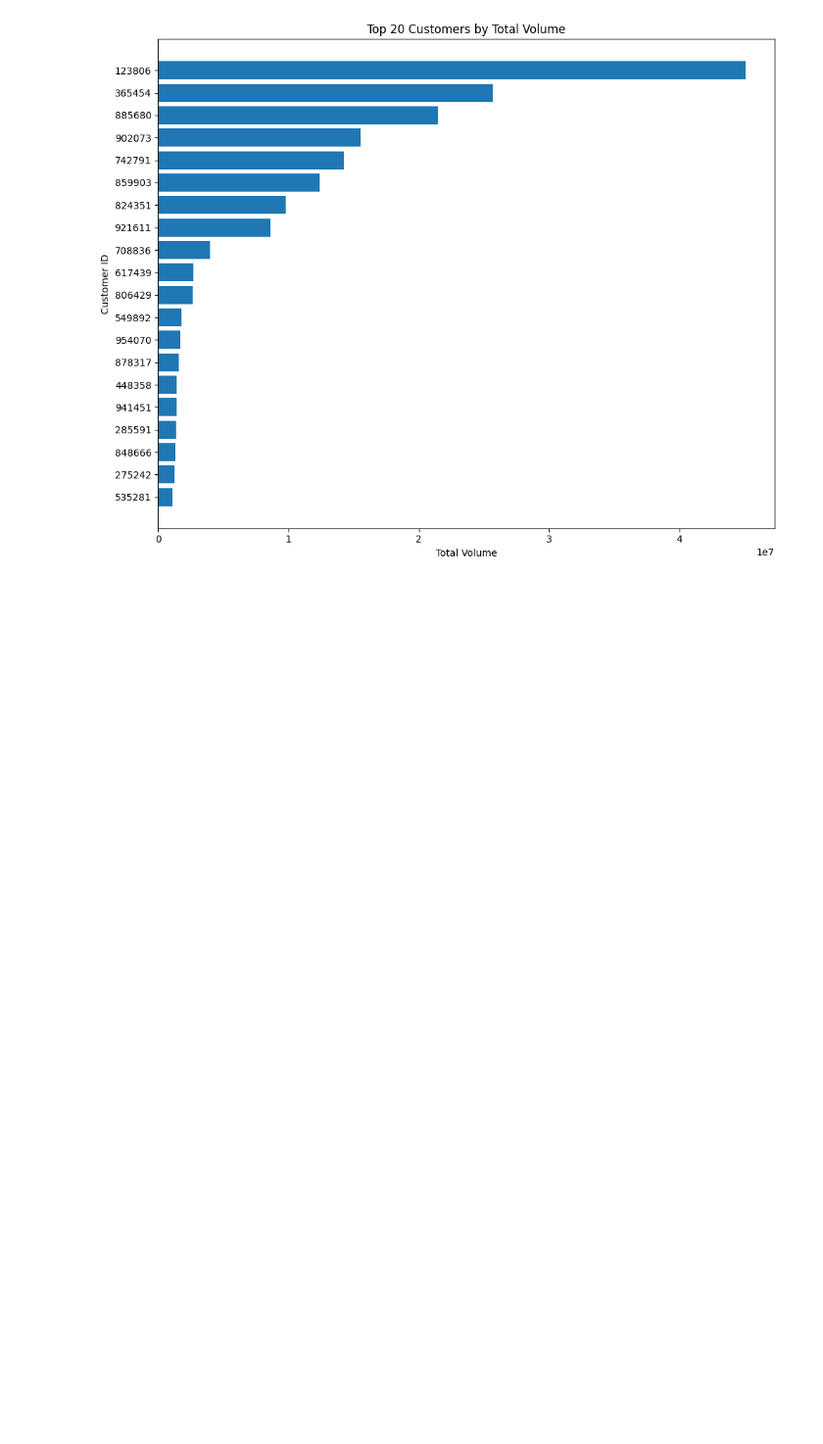
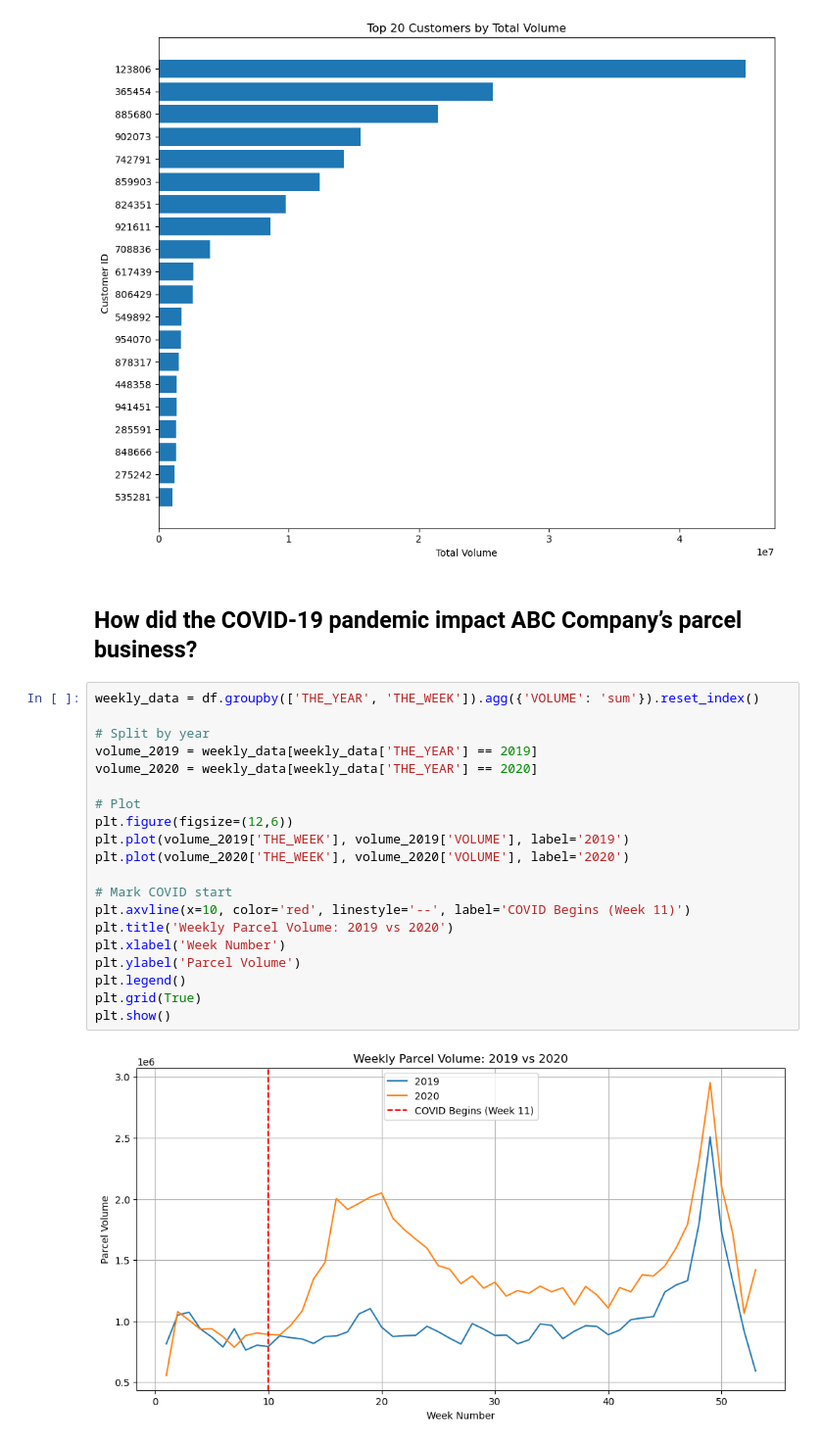
Before and after one commit to anhquanbui/finalprojectg7, a Jupyter notebook: main.ipynb, the cells around one changed output. Shown at 98% size. Drawn from its saved outputs; the diff is of its cells as text; blank space fills up the shorter version.

```diff
--- a/main.ipynb
+++ b/main.ipynb
@@ -192,3 +192,27 @@ plt.tight_layout()
 plt.show()
 # %% [output]
 [figure]
+# %% [markdown]
+## How did the COVID-19 pandemic impact ABC Company’s parcel business?
+# %%
+weekly_data = df.groupby(['THE_YEAR', 'THE_WEEK']).agg({'VOLUME': 'sum'}).reset_index()
+
+# Split by year
+volume_2019 = weekly_data[weekly_data['THE_YEAR'] == 2019]
+volume_2020 = weekly_data[weekly_data['THE_YEAR'] == 2020]
+
+# Plot
+plt.figure(figsize=(12,6))
+plt.plot(volume_2019['THE_WEEK'], volume_2019['VOLUME'], label='2019')
+plt.plot(volume_2020['THE_WEEK'], volume_2020['VOLUME'], label='2020')
+
+# Mark COVID start
+plt.axvline(x=10, color='red', linestyle='--', label='COVID Begins (Week 11)')
+plt.title('Weekly Parcel Volume: 2019 vs 2020')
+plt.xlabel('Week Number')
+plt.ylabel('Parcel Volume')
+plt.legend()
+plt.grid(True)
+plt.show()
+# %% [output]
+[figure, added]
```
Also changed, not shown: parts of 2 cells of this notebook.
